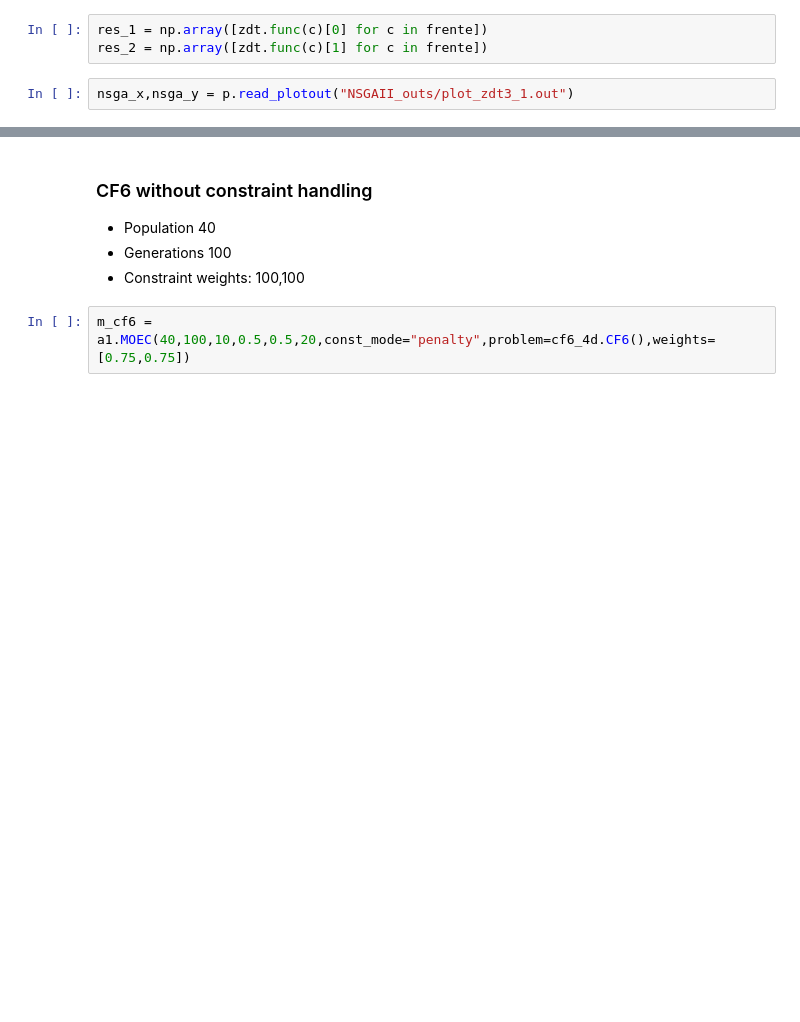
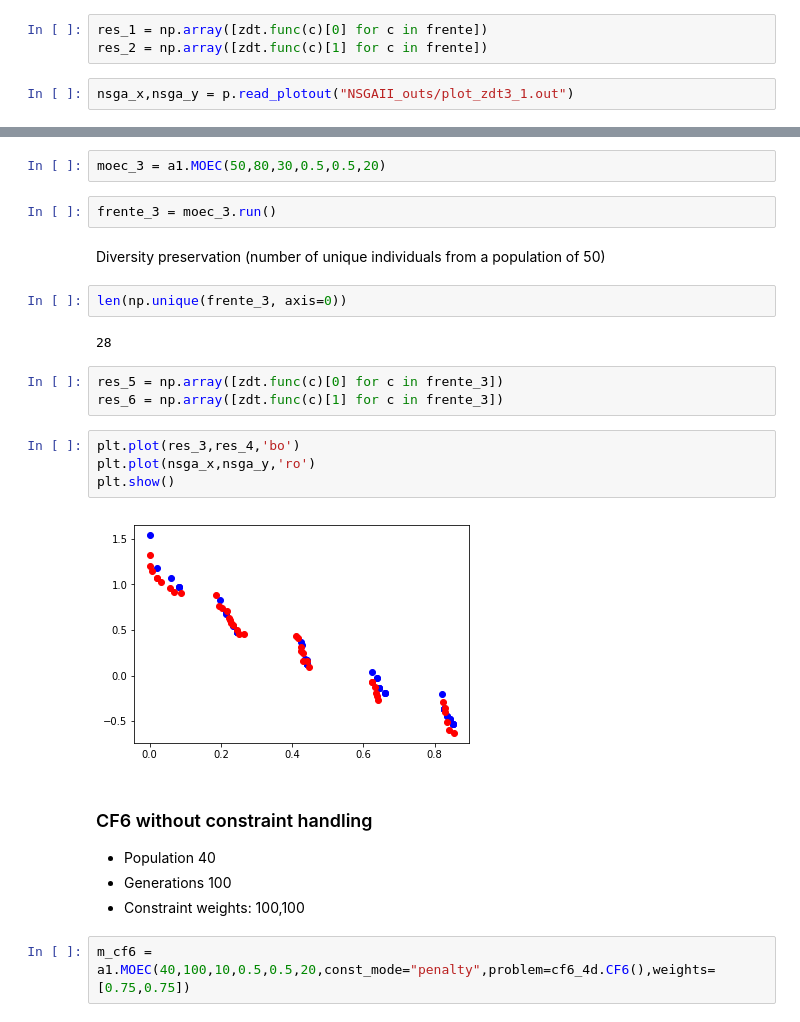
Before and after one commit to STarrio/MOEC-ASC, a Jupyter notebook: Tests.ipynb, the cells around one changed output, grey strips where cells are left out. Saved outputs shown, nothing was run; the diff lists cells and outputs as text; blank space fills up the shorter version.

```diff
--- a/Tests.ipynb
+++ b/Tests.ipynb
@@ -43,3 +78,22 @@ moec.neighbours[0]
+# %%
+moec_3 = a1.MOEC(50,80,30,0.5,0.5,20)
+# %%
+frente_3 = moec_3.run()
+# %% [markdown]
+Diversity preservation (number of unique individuals from a population of 50)
+# %%
+len(np.unique(frente_3, axis=0))
+# %% [output]
+28
+# %%
+res_5 = np.array([zdt.func(c)[0] for c in frente_3])
+res_6 = np.array([zdt.func(c)[1] for c in frente_3])
+# %%
+plt.plot(res_3,res_4,'bo')
+plt.plot(nsga_x,nsga_y,'ro')
+plt.show()
+# %% [output]
+[figure, added]
 # %% [markdown]
 ### CF6 without constraint handling
 * Population 40
```
Also changed, not shown: parts of 17 cells of this notebook, 14 other files.
